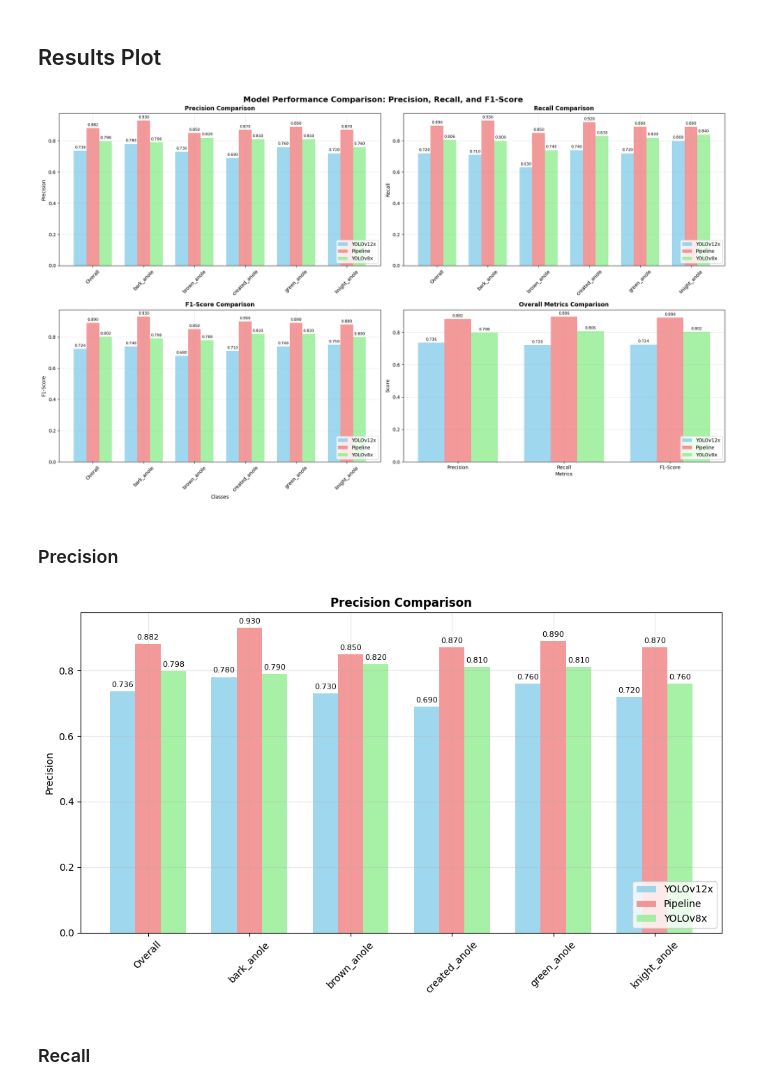
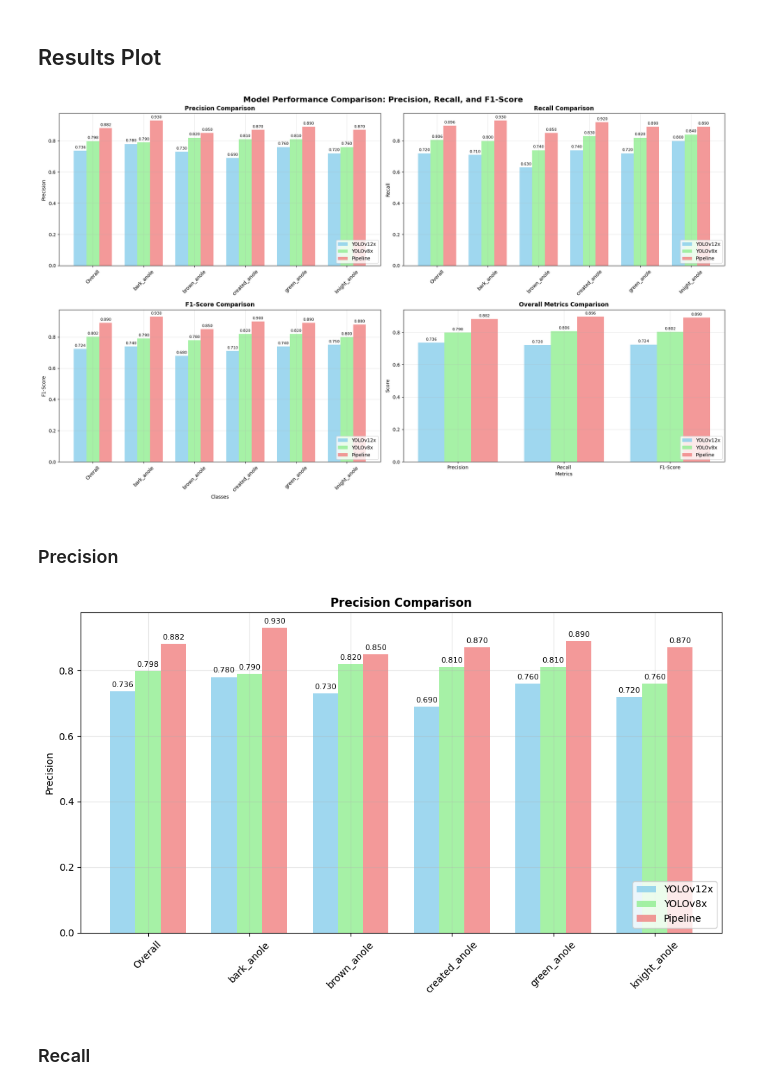
Before and after one commit to wenhan9604/Anole_classifier, a Jupyter notebook: Spring_2025/notebooks/results_plotting.ipynb, the cells around one changed output. Cells and saved outputs as stored; diff of their text form; code cells hidden in the pictures.

```diff
--- a/Spring_2025/notebooks/results_plotting.ipynb
+++ b/Spring_2025/notebooks/results_plotting.ipynb
@@ -38,8 +38,8 @@ x_pos = np.arange(len(classes))
 
 # Plot 1: Precision comparison
 axes[0, 0].bar(x_pos - bar_width, yolov12x_precision, bar_width, label='YOLOv12x', alpha=0.8, color='skyblue')
-axes[0, 0].bar(x_pos, pipeline_precision, bar_width, label='Pipeline', alpha=0.8, color='lightcoral')
-axes[0, 0].bar(x_pos + bar_width, yolov8x_precision, bar_width, label='YOLOv8x', alpha=0.8, color='lightgreen')
+axes[0, 0].bar(x_pos, yolov8x_precision, bar_width, label='YOLOv8x', alpha=0.8, color='lightgreen')
+axes[0, 0].bar(x_pos + bar_width, pipeline_precision, bar_width, label='Pipeline', alpha=0.8, color='lightcoral')
 axes[0, 0].set_title('Precision Comparison', fontweight='bold')
 axes[0, 0].set_ylabel('Precision')
 axes[0, 0].set_xticks(x_pos)
@@ -49,8 +49,8 @@ axes[0, 0].grid(True, alpha=0.3)
 
 # Plot 2: Recall comparison
 axes[0, 1].bar(x_pos - bar_width, yolov12x_recall, bar_width, label='YOLOv12x', alpha=0.8, color='skyblue')
-axes[0, 1].bar(x_pos, pipeline_recall, bar_width, label='Pipeline', alpha=0.8, color='lightcoral')
-axes[0, 1].bar(x_pos + bar_width, yolov8x_recall, bar_width, label='YOLOv8x', alpha=0.8, color='lightgreen')
+axes[0, 1].bar(x_pos, yolov8x_recall, bar_width, label='YOLOv8x', alpha=0.8, color='lightgreen')
+axes[0, 1].bar(x_pos + bar_width, pipeline_recall, bar_width, label='Pipeline', alpha=0.8, color='lightcoral')
 axes[0, 1].set_title('Recall Comparison', fontweight='bold')
 axes[0, 1].set_ylabel('Recall')
 axes[0, 1].set_xticks(x_pos)
@@ -60,8 +60,8 @@ axes[0, 1].grid(True, alpha=0.3)
 
 # Plot 3: F1-Score comparison
 axes[1, 0].bar(x_pos - bar_width, yolov12x_f1, bar_width, label='YOLOv12x', alpha=0.8, color='skyblue')
-axes[1, 0].bar(x_pos, pipeline_f1, bar_width, label='Pipeline', alpha=0.8, color='lightcoral')
-axes[1, 0].bar(x_pos + bar_width, yolov8x_f1, bar_width, label='YOLOv8x', alpha=0.8, color='lightgreen')
+axes[1, 0].bar(x_pos, yolov8x_f1, bar_width, label='YOLOv8x', alpha=0.8, color='lightgreen')
+axes[1, 0].bar(x_pos + bar_width, pipeline_f1, bar_width, label='Pipeline', alpha=0.8, color='lightcoral')
 axes[1, 0].set_title('F1-Score Comparison', fontweight='bold')
 axes[1, 0].set_ylabel('F1-Score')
 axes[1, 0].set_xlabel('Classes')
@@ -72,8 +72,8 @@ axes[1, 0].grid(True, alpha=0.3)
 
 x_pos_overall = np.arange(len(overall_metrics))
 axes[1, 1].bar(x_pos_overall - bar_width, yolov12x_overall, bar_width, label='YOLOv12x', alpha=0.8, color='skyblue')
-axes[1, 1].bar(x_pos_overall, pipeline_overall, bar_width, label='Pipeline', alpha=0.8, color='lightcoral')
-axes[1, 1].bar(x_pos_overall + bar_width, yolov8x_overall, bar_width, label='YOLOv8x', alpha=0.8, color='lightgreen')
+axes[1, 1].bar(x_pos_overall, yolov8x_overall, bar_width, label='YOLOv8x', alpha=0.8, color='lightgreen')
+axes[1, 1].bar(x_pos_overall + bar_width, pipeline_overall, bar_width, label='Pipeline', alpha=0.8, color='lightcoral')
 axes[1, 1].set_title('Overall Metrics Comparison', fontweight='bold')
 axes[1, 1].set_ylabel('Score')
 axes[1, 1].set_xlabel('Metrics')
@@ -90,32 +90,32 @@ for ax in axes.flat:
 plt.tight_layout()
 plt.show()
 # %% [output]
-[figure, old version]
+[figure, new version]
 # %% [markdown]
 ### Precision
 # %%
 plt.figure(figsize=(10, 6))
 
 plt.bar(x_pos - bar_width, yolov12x_precision, bar_width,
         label='YOLOv12x', alpha=0.8, color='skyblue')
-plt.bar(x_pos, pipeline_precision, bar_width,
+plt.bar(x_pos, yolov8x_precision, bar_width,
+        label='YOLOv8x', alpha=0.8, color='lightgreen')
+plt.bar(x_pos + bar_width, pipeline_precision, bar_width,
         label='Pipeline', alpha=0.8, color='lightcoral')
-plt.bar(x_pos + bar_width, yolov8x_precision, bar_width,
-        label='YOLOv8x', alpha=0.8, color='lightgreen')
 
 plt.title('Precision Comparison', fontweight='bold')
 plt.ylabel('Precision')
 plt.xticks(x_pos, classes, rotation=45)
 plt.legend(loc='lower right')
 plt.grid(True, alpha=0.3)
 
 for container in plt.gca().containers:
     plt.bar_label(container, fmt='%.3f', padding=3, fontsize=8)
 
 plt.tight_layout()
 plt.show()
 # %% [output]
-[figure, old version]
+[figure, new version]
 # %% [markdown]
 ### Recall
 # %%
```
Also changed, not shown: parts of 3 cells of this notebook.
